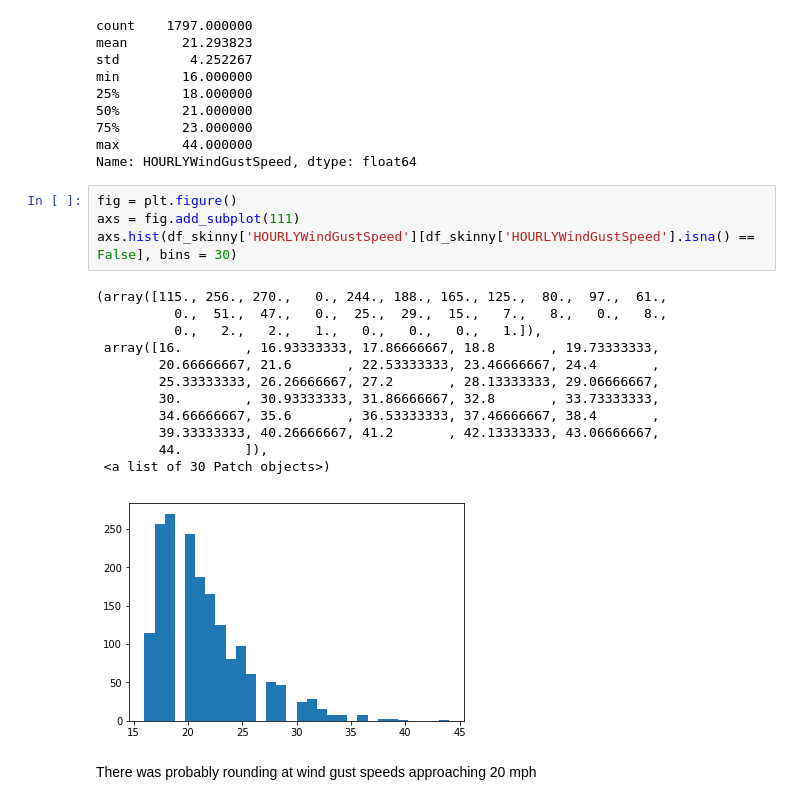
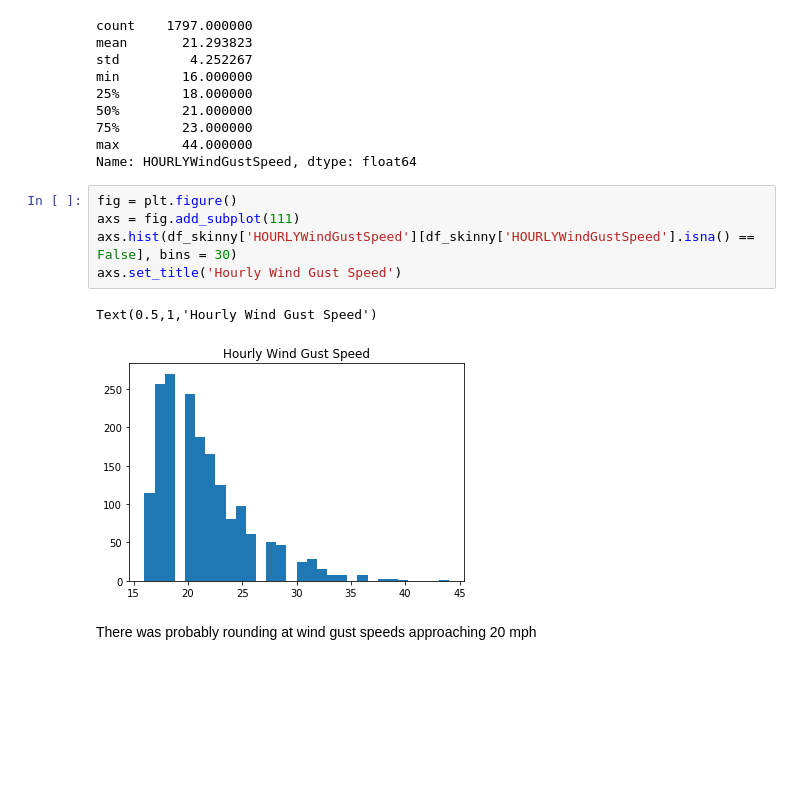
Before and after one commit to Ecboxer/weatherData, a Jupyter notebook: notebooks/explore.ipynb, the cells around one changed output. Saved outputs shown, nothing was run; the diff lists cells and outputs as text; blank space fills up the shorter version.

```diff
--- a/notebooks/explore.ipynb
+++ b/notebooks/explore.ipynb
@@ -545,20 +539,11 @@ Name: HOURLYWindGustSpeed, dtype: float64
 # %%
 fig = plt.figure()
 axs = fig.add_subplot(111)
 axs.hist(df_skinny['HOURLYWindGustSpeed'][df_skinny['HOURLYWindGustSpeed'].isna() == False], bins = 30)
+axs.set_title('Hourly Wind Gust Speed')
 # %% [output]
-(array([115., 256., 270.,   0., 244., 188., 165., 125.,  80.,  97.,  61.,
-          0.,  51.,  47.,   0.,  25.,  29.,  15.,   7.,   8.,   0.,   8.,
-          0.,   2.,   2.,   1.,   0.,   0.,   0.,   1.]),
- array([16.        , 16.93333333, 17.86666667, 18.8       , 19.73333333,
-        20.66666667, 21.6       , 22.53333333, 23.46666667, 24.4       ,
-        25.33333333, 26.26666667, 27.2       , 28.13333333, 29.06666667,
-        30.        , 30.93333333, 31.86666667, 32.8       , 33.73333333,
-        34.66666667, 35.6       , 36.53333333, 37.46666667, 38.4       ,
-        39.33333333, 40.26666667, 41.2       , 42.13333333, 43.06666667,
-        44.        ]),
- <a list of 30 Patch objects>)
+Text(0.5,1,'Hourly Wind Gust Speed')
-[figure, old version]
+[figure, new version]
 # %% [markdown]
 There was probably rounding at wind gust speeds approaching 20 mph
 # %% [markdown]
```
Also changed, not shown: parts of 15 cells of this notebook, 1 other file.
